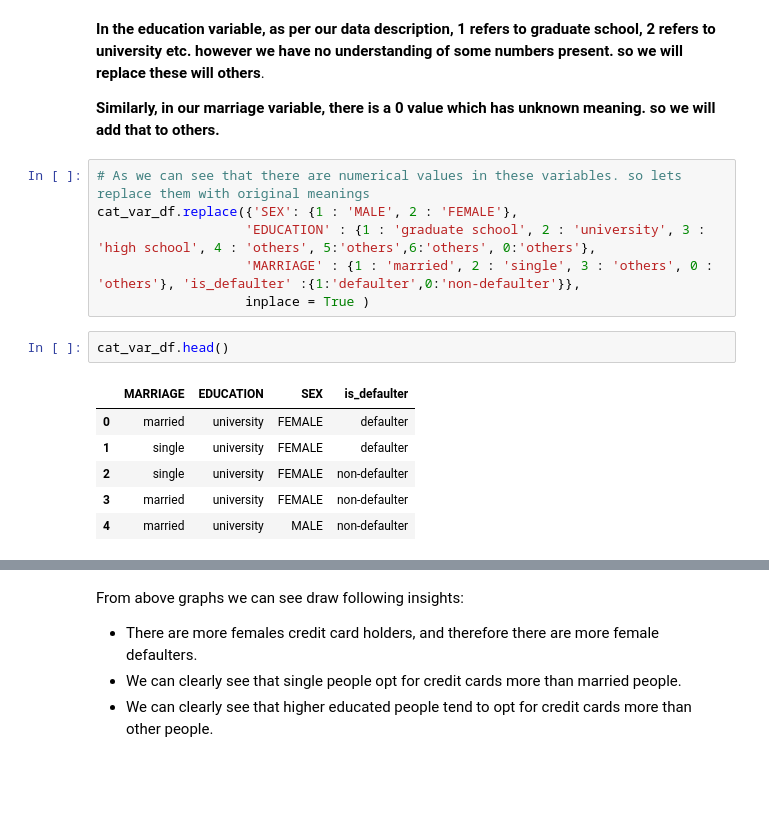
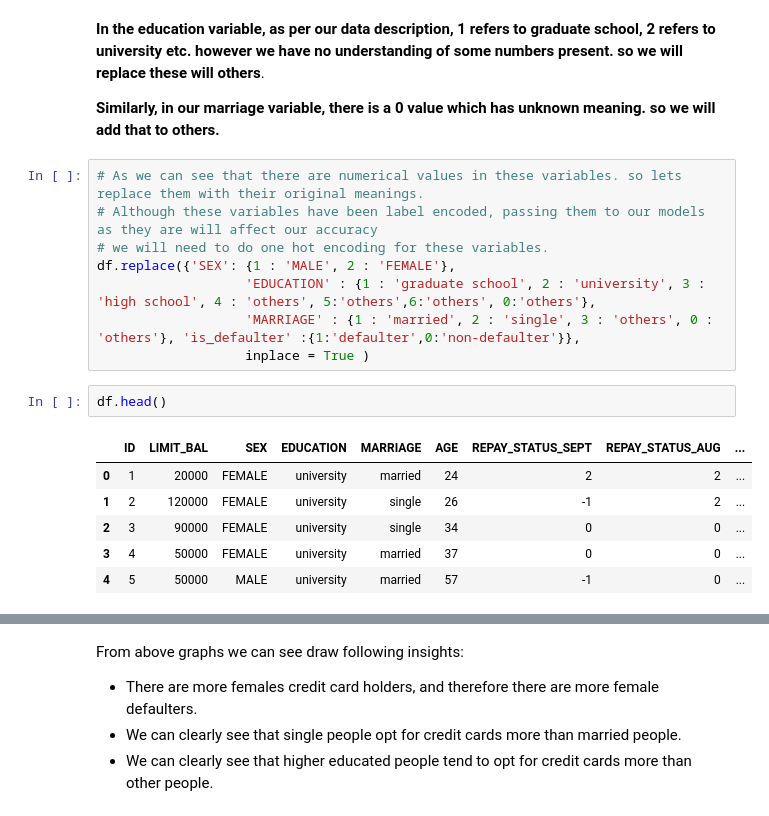
Before and after one commit to gopaljigupta45/CREDIT_CARD_DEFAULT_PREDICTION, a Jupyter notebook: Credit_Card_Default_Prediction_GOPAL_JI_GUPTA_Capstone_Project.ipynb, the cells around one changed output, grey strips where cells are left out. Cells and saved outputs as stored; diff of their text form; blank space fills up the shorter version.

```diff
--- a/Credit_Card_Default_Prediction_GOPAL_JI_GUPTA_Capstone_Project.ipynb
+++ b/Credit_Card_Default_Prediction_GOPAL_JI_GUPTA_Capstone_Project.ipynb
@@ -272,20 +271,22 @@ Name: EDUCATION, dtype: int64
 
 **Similarly, in our marriage variable, there is a 0 value which has unknown meaning. so we will add that to others.**
 # %%
-# As we can see that there are numerical values in these variables. so lets replace them with original meanings
-cat_var_df.replace({'SEX': {1 : 'MALE', 2 : 'FEMALE'},
+# As we can see that there are numerical values in these variables. so lets replace them with their original meanings.
+# Although these variables have been label encoded, passing them to our models as they are will affect our accuracy
+# we will need to do one hot encoding for these variables.
+df.replace({'SEX': {1 : 'MALE', 2 : 'FEMALE'},
                    'EDUCATION' : {1 : 'graduate school', 2 : 'university', 3 : 'high school', 4 : 'others', 5:'others',6:'others', 0:'others'},
                    'MARRIAGE' : {1 : 'married', 2 : 'single', 3 : 'others', 0 : 'others'}, 'is_defaulter' :{1:'defaulter',0:'non-defaulter'}},
                    inplace = True )
 # %%
-cat_var_df.head()
+df.head()
 # %% [output]
-|  | MARRIAGE | EDUCATION | SEX | is_defaulter |
-| 0 | married | university | FEMALE | defaulter |
-| 1 | single | university | FEMALE | defaulter |
-| 2 | single | university | FEMALE | non-defaulter |
-| 3 | married | university | FEMALE | non-defaulter |
-| 4 | married | university | MALE | non-defaulter |
+|  | ID | LIMIT_BAL | SEX | EDUCATION | MARRIAGE | AGE | REPAY_STATUS_SEPT | REPAY_STATUS_AUG | ... |
+| 0 | 1 | 20000 | FEMALE | university | married | 24 | 2 | 2 | ... |
+| 1 | 2 | 120000 | FEMALE | university | single | 26 | -1 | 2 | ... |
+| 2 | 3 | 90000 | FEMALE | university | single | 34 | 0 | 0 | ... |
+| 3 | 4 | 50000 | FEMALE | university | married | 37 | 0 | 0 | ... |
+| 4 | 5 | 50000 | MALE | university | married | 57 | -1 | 0 | ... |
 # %%
 # Now Plotting the value counts of these categorical variables.
 # Also visualizing the relationship of these variables with our dependent variable using subplots on the above categorical dataframe.
```
Also changed, not shown: parts of 18 cells of this notebook.
